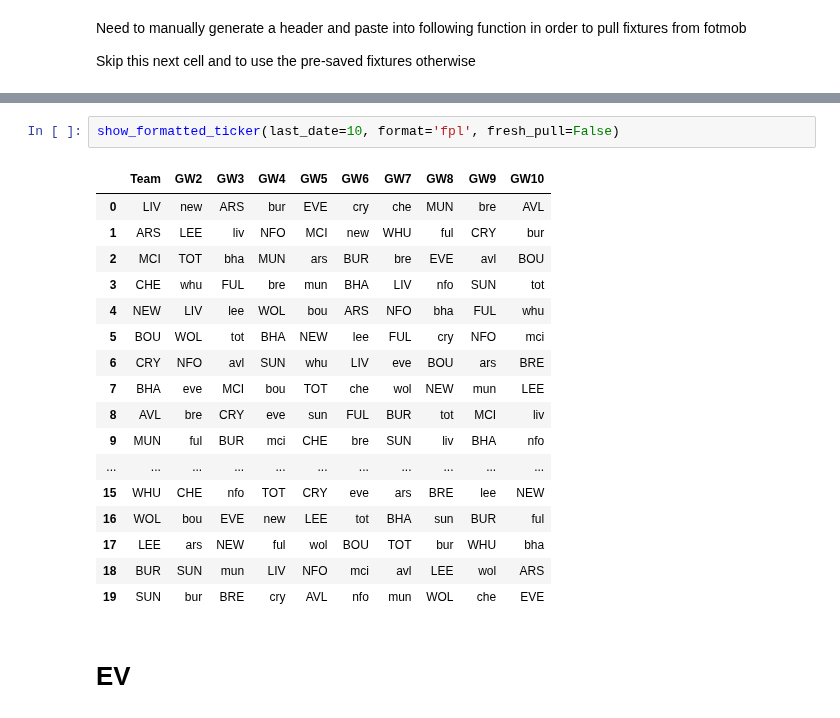
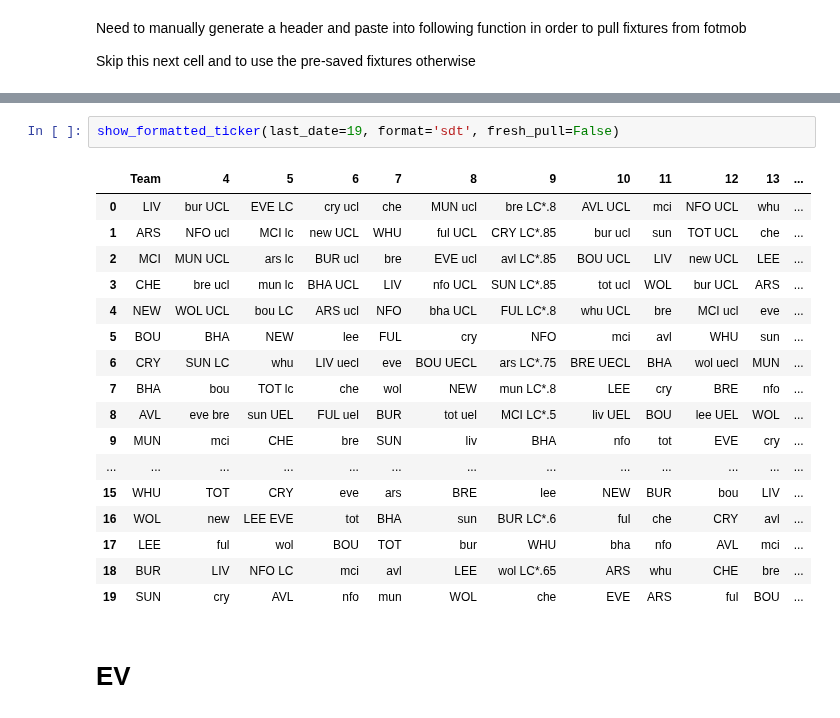
Before and after one commit to SamTroy/multi_ff_opt, a Jupyter notebook: run/run.ipynb, the cells around one changed output, grey strips where cells are left out. Drawn from its saved outputs; the diff is of its cells as text.

```diff
--- a/run/run.ipynb
+++ b/run/run.ipynb
@@ -400,23 +426,23 @@ Need to add an x-mas header
 # %%
-show_formatted_ticker(last_date=10, format='fpl', fresh_pull=False)
+show_formatted_ticker(last_date=19, format='sdt', fresh_pull=False)
 # %% [output]
-|  | Team | GW2 | GW3 | GW4 | GW5 | GW6 | GW7 | GW8 | GW9 | GW10 |
-| 0 | LIV | new | ARS | bur | EVE | cry | che | MUN | bre | AVL |
-| 1 | ARS | LEE | liv | NFO | MCI | new | WHU | ful | CRY | bur |
-| 2 | MCI | TOT | bha | MUN | ars | BUR | bre | EVE | avl | BOU |
-| 3 | CHE | whu | FUL | bre | mun | BHA | LIV | nfo | SUN | tot |
-| 4 | NEW | LIV | lee | WOL | bou | ARS | NFO | bha | FUL | whu |
-| 5 | BOU | WOL | tot | BHA | NEW | lee | FUL | cry | NFO | mci |
-| 6 | CRY | NFO | avl | SUN | whu | LIV | eve | BOU | ars | BRE |
-| 7 | BHA | eve | MCI | bou | TOT | che | wol | NEW | mun | LEE |
-| 8 | AVL | bre | CRY | eve | sun | FUL | BUR | tot | MCI | liv |
-| 9 | MUN | ful | BUR | mci | CHE | bre | SUN | liv | BHA | nfo |
-| ... | ... | ... | ... | ... | ... | ... | ... | ... | ... | ... |
-| 15 | WHU | CHE | nfo | TOT | CRY | eve | ars | BRE | lee | NEW |
-| 16 | WOL | bou | EVE | new | LEE | tot | BHA | sun | BUR | ful |
-| 17 | LEE | ars | NEW | ful | wol | BOU | TOT | bur | WHU | bha |
-| 18 | BUR | SUN | mun | LIV | NFO | mci | avl | LEE | wol | ARS |
-| 19 | SUN | bur | BRE | cry | AVL | nfo | mun | WOL | che | EVE |
+|  | Team | 4 | 5 | 6 | 7 | 8 | 9 | 10 | 11 | 12 | 13 | ... |
+| 0 | LIV | bur UCL | EVE LC | cry ucl | che | MUN ucl | bre LC*.8 | AVL UCL | mci | NFO UCL | whu | ... |
+| 1 | ARS | NFO ucl | MCI lc | new UCL | WHU | ful UCL | CRY LC*.85 | bur ucl | sun | TOT UCL | che | ... |
+| 2 | MCI | MUN UCL | ars lc | BUR ucl | bre | EVE ucl | avl LC*.85 | BOU UCL | LIV | new UCL | LEE | ... |
+| 3 | CHE | bre ucl | mun lc | BHA UCL | LIV | nfo UCL | SUN LC*.85 | tot ucl | WOL | bur UCL | ARS | ... |
+| 4 | NEW | WOL UCL | bou LC | ARS ucl | NFO | bha UCL | FUL LC*.8 | whu UCL | bre | MCI ucl | eve | ... |
+| 5 | BOU | BHA | NEW | lee | FUL | cry | NFO | mci | avl | WHU | sun | ... |
+| 6 | CRY | SUN LC | whu | LIV uecl | eve | BOU UECL | ars LC*.75 | BRE UECL | BHA | wol uecl | MUN | ... |
+| 7 | BHA | bou | TOT lc | che | wol | NEW | mun LC*.8 | LEE | cry | BRE | nfo | ... |
+| 8 | AVL | eve bre | sun UEL | FUL uel | BUR | tot uel | MCI LC*.5 | liv UEL | BOU | lee UEL | WOL | ... |
+| 9 | MUN | mci | CHE | bre | SUN | liv | BHA | nfo | tot | EVE | cry | ... |
+| ... | ... | ... | ... | ... | ... | ... | ... | ... | ... | ... | ... | ... |
+| 15 | WHU | TOT | CRY | eve | ars | BRE | lee | NEW | BUR | bou | LIV | ... |
+| 16 | WOL | new | LEE EVE | tot | BHA | sun | BUR LC*.6 | ful | che | CRY | avl | ... |
+| 17 | LEE | ful | wol | BOU | TOT | bur | WHU | bha | nfo | AVL | mci | ... |
+| 18 | BUR | LIV | NFO LC | mci | avl | LEE | wol LC*.65 | ARS | whu | CHE | bre | ... |
+| 19 | SUN | cry | AVL | nfo | mun | WOL | che | EVE | ARS | ful | BOU | ... |
 # %% [markdown]
 # EV
 # %%
```
Also changed, not shown: parts of 11 cells of this notebook, 15 other files.
